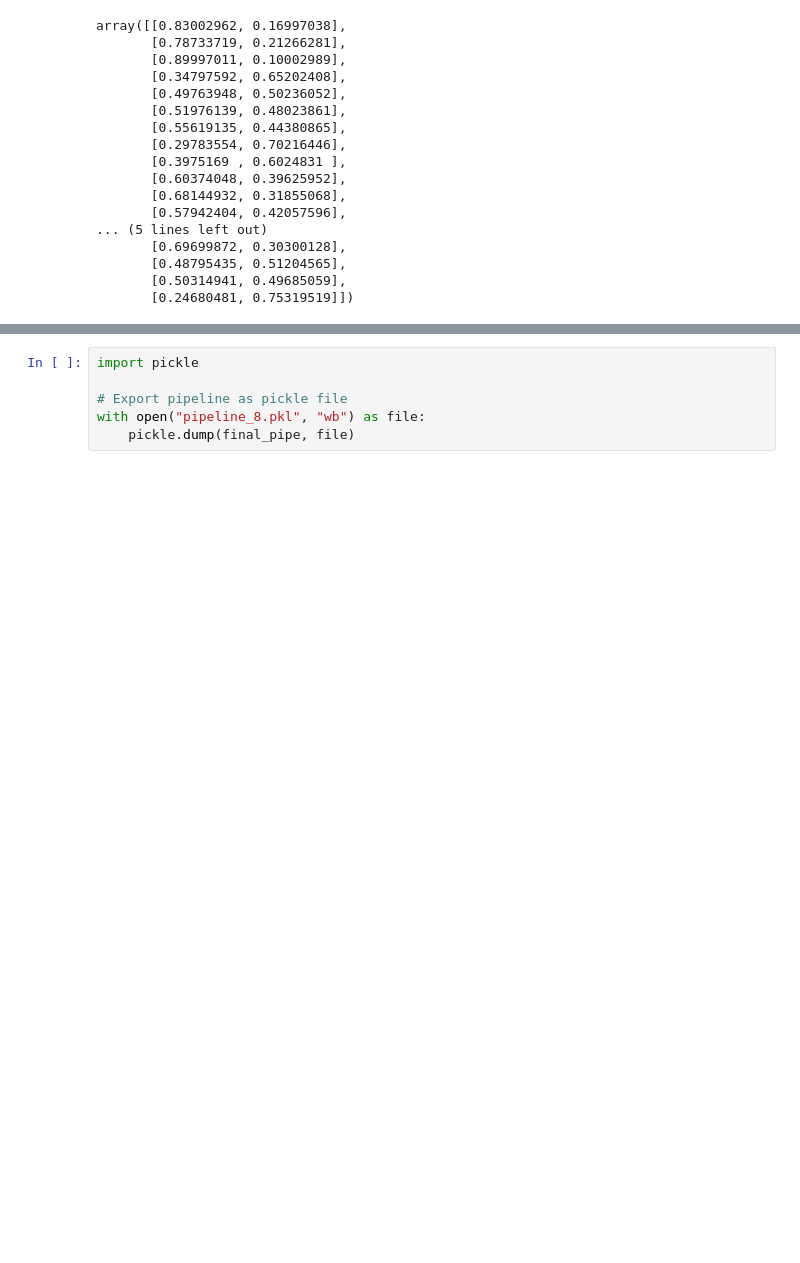
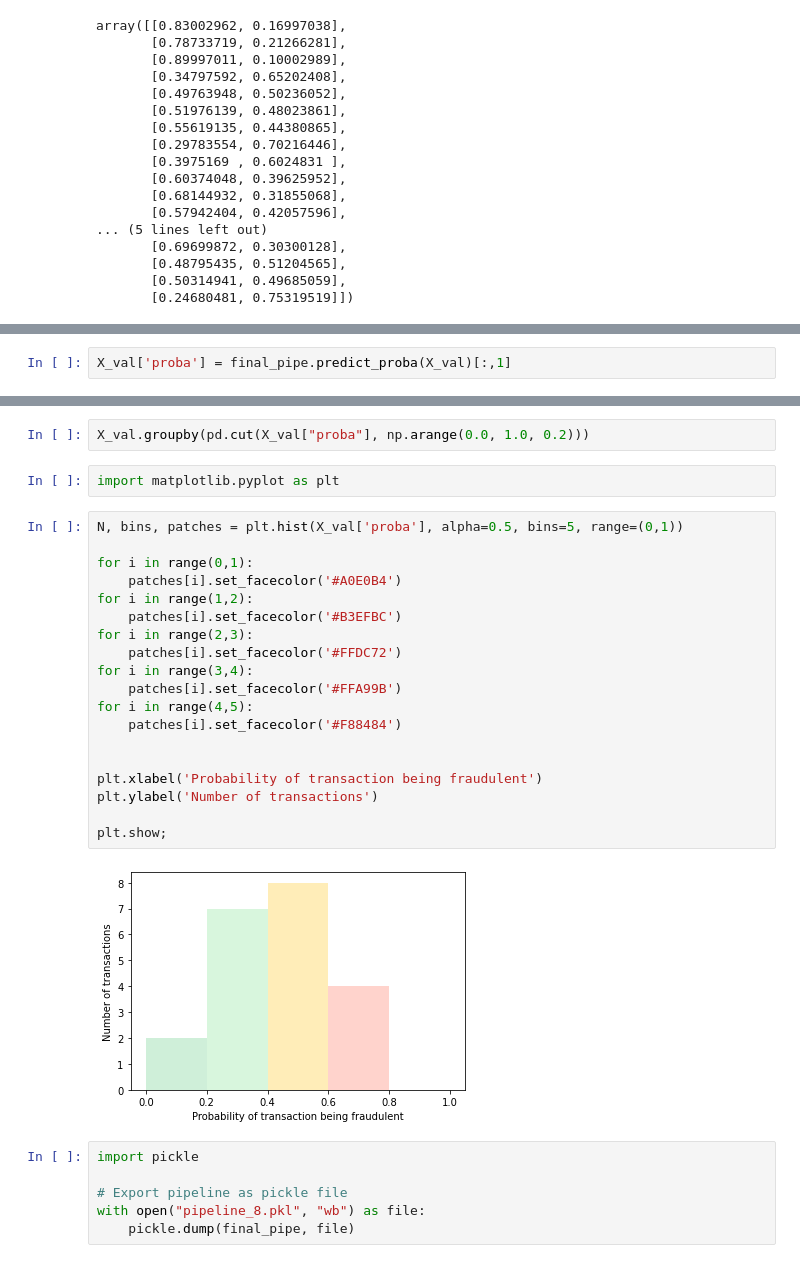
Before and after one commit to mariia-rum/project_fraud, a Jupyter notebook: notebooks/Gilles/Antonia Functions.ipynb, the cells around one changed output, grey strips where cells are left out. Drawn from its saved outputs; the diff is of its cells as text; blank space fills up the shorter version.

```diff
--- a/notebooks/Gilles/Antonia Functions.ipynb
+++ b/notebooks/Gilles/Antonia Functions.ipynb
@@ -202,0 +220,2 @@ array([[0.83002962, 0.16997038],
+# %%
+X_val['proba'] = final_pipe.predict_proba(X_val)[:,1]
@@ -203,3 +237,28 @@ array([[0.83002962, 0.16997038],
+# %%
+X_val.groupby(pd.cut(X_val["proba"], np.arange(0.0, 1.0, 0.2)))
+# %%
+import matplotlib.pyplot as plt
+# %%
+N, bins, patches = plt.hist(X_val['proba'], alpha=0.5, bins=5, range=(0,1))
+
+for i in range(0,1):
+    patches[i].set_facecolor('#A0E0B4')
+for i in range(1,2):
+    patches[i].set_facecolor('#B3EFBC')
+for i in range(2,3):
+    patches[i].set_facecolor('#FFDC72')
+for i in range(3,4):
+    patches[i].set_facecolor('#FFA99B')
+for i in range(4,5):
+    patches[i].set_facecolor('#F88484')
+
+
+plt.xlabel('Probability of transaction being fraudulent')
+plt.ylabel('Number of transactions')
+
+plt.show;
+# %% [output]
+[figure, added]
 # %%
 import pickle
 
```
Also changed, not shown: parts of 4 cells of this notebook, 1 other file.
